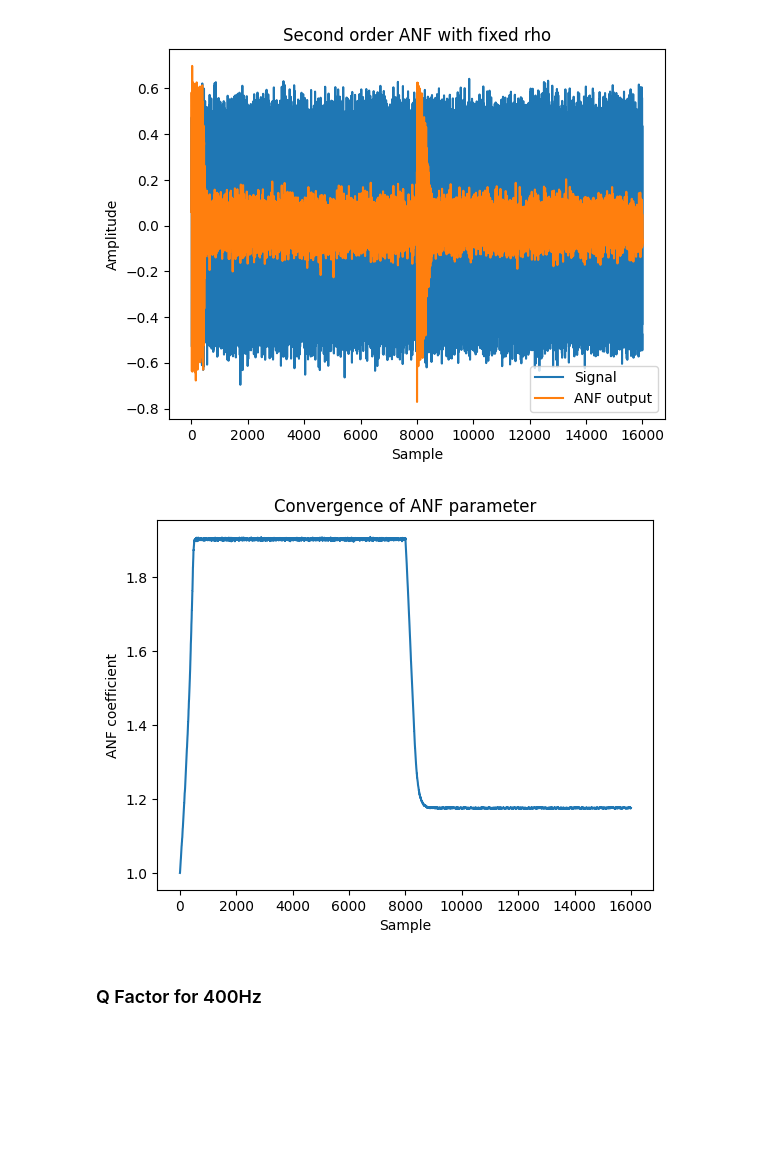
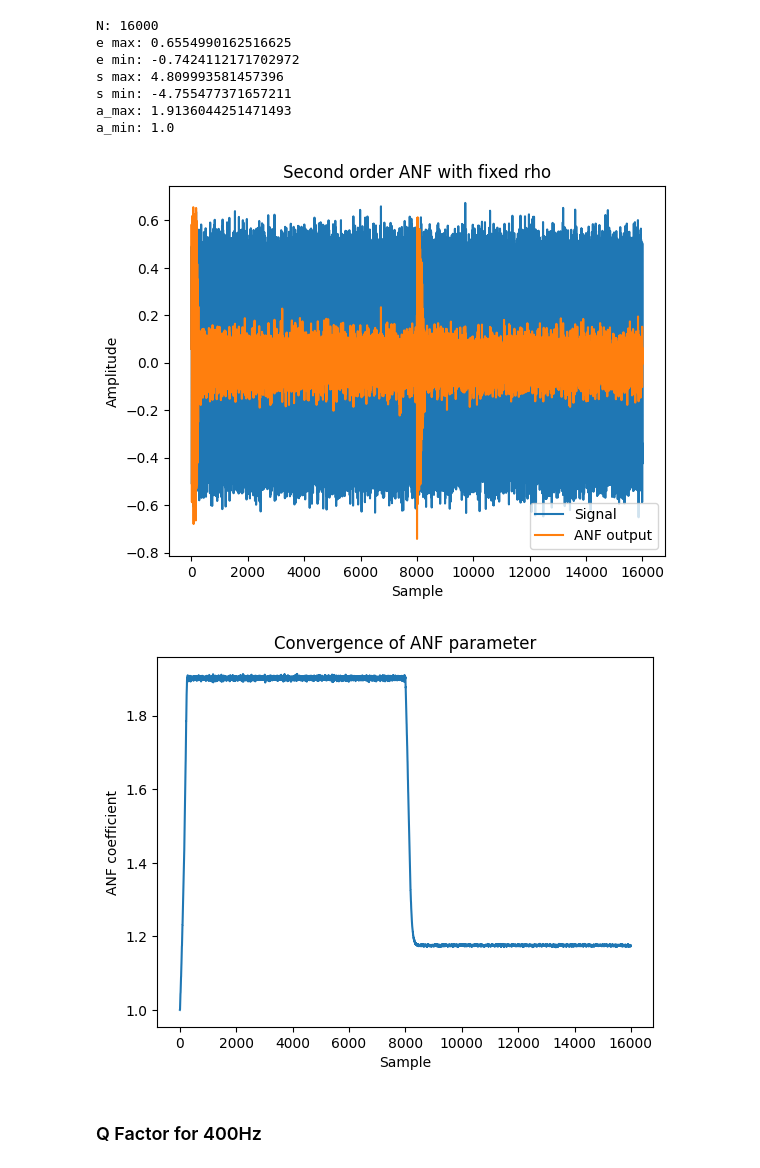
Before and after one commit to yewentai/Real-time-2nd-order-Adaptive-Notch-Filter-design, a Jupyter notebook: evaluate.ipynb, the cells around one changed output. Drawn from its saved outputs; the diff is of its cells as text; code cells hidden in the pictures; blank space fills up the shorter version.

```diff
--- a/evaluate.ipynb
+++ b/evaluate.ipynb
@@ -25,6 +25,7 @@ signal = amplitude * np.concatenate(
     ((np.sin(2 * np.pi * freqs[0] * t), np.sin(2 * np.pi * freqs[1] * t))))
 
 N = len(signal)  # Number of samples in signal
+print("N:", N)
 
 # Add noise to input signal
 stdev = 0.05
@@ -42,47 +43,83 @@ a = np.zeros(N)  # ANF coefficient vector (for debugging only)
 
 a_i = 1  # initialization of ANF parameter
 rho = 0.8  # fixed rho
-mu = 2 * 100 / (2 ** 16)  # 2 * mu
+mu = 2 * 100 / (2 ** 15)  # 2 * mu
+s_list =[]
+e_list = []
+a_list = []
 
 # Simulation loop (iterations over time)
 for i in range(N):
     s[2] = s[1]
     s[1] = s[0]
     s[0] = signal[i] + rho * a_i * s[1] - (rho ** 2) * s[2]
+    s_list.append(s[0])
     e[i] = s[0] - a_i * s[1] + s[2]
+    e_list.append(e[i])
     a_i = a_i + 2 * mu * s[1] * e[i]
     a[i] = a_i
+    a_list.append(a_i)
+
+##############################################################################
+# print the max and min
+##############################################################################
+print("e max:", max(e_list))
+print("e min:", min(e_list))
+print("s max:", max(s_list))
+print("s min:", min(s_list))
+print("a_max:", max(a_list))
+print("a_min:",min(a_list))
+
+##############################################################################
+# e Qm,n => Q1,15 signed 1 bit, 0 bit integer, 15 bit fraction
+# s Qm,n => Q3,13 signed 1 bit, 3 bit integer, 11 bit fraction
+# a Qm,n => Q1,15 signed 1 bit, 1 bit integer, 14 bit fraction
 
 # Plot results
 plt.figure()
 plt.plot(signal)
 plt.plot(e)
 plt.title('Second order ANF with fixed rho')
 plt.xlabel('Sample')
 plt.ylabel('Amplitude')
 plt.legend(['Signal', 'ANF output'])
 
 # Plot convergence of ANF parameter
 plt.figure()
 plt.plot(a)
 plt.title('Convergence of ANF parameter')
 plt.xlabel('Sample')
 plt.ylabel('ANF coefficient')
 plt.show()
 
 ##############################################################################
 # Write input signal to file
 ##############################################################################
 if write_to_file_flag:
-    # fix point in format 32q31 (32 bit signed integer, 31 bit fraction) expressed using astype
-    # import file_parser as fp
-    q = 31
-    signal_q = (signal * (2 ** q)).astype(np.int32)
+    q = 15
+    signal_q = (signal * (2 ** q)).astype(np.int16)
     datapath = 'input.pcm'
     fp.writes(signal_q, datapath)
+
+##############################################################################
+# N: 16000
+# e max: 0.6497141480870392
+# e min: -0.7692424661069002
+# s max: 4.764717115836087
+# s min: -4.850967456298804
+# a_max: 1.9082519038068326
+# a_min: 0.9999945893609561
+##############################################################################
 # %% [output]
+N: 16000
+e max: 0.6554990162516625
+e min: -0.7424112171702972
+s max: 4.809993581457396
+s min: -4.755477371657211
+a_max: 1.9136044251471493
+a_min: 1.0
-[figure, old version]
+[figure, new version]
-[figure, old version]
+[figure, new version]
 # %% [markdown]
 ### Q Factor for 400Hz
 # %%
```
Also changed, not shown: parts of 11 cells of this notebook, 15 other files.
